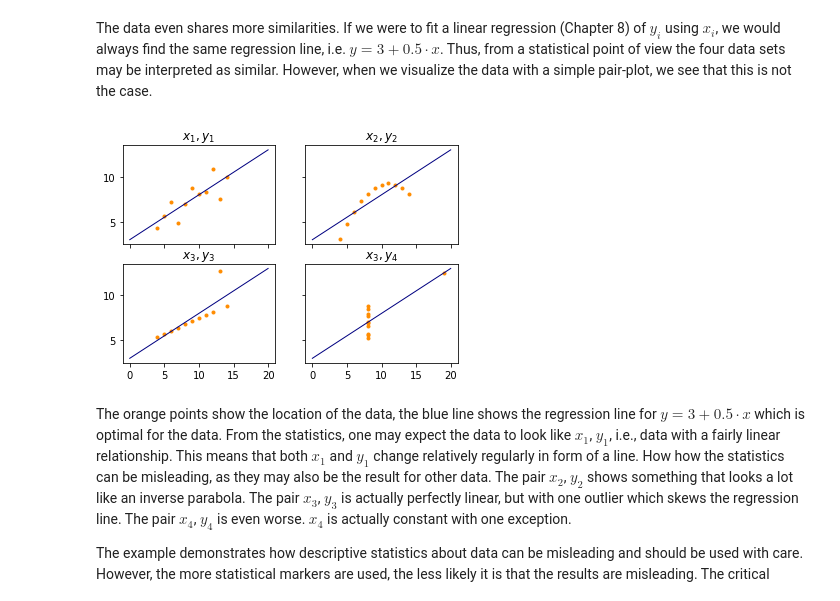
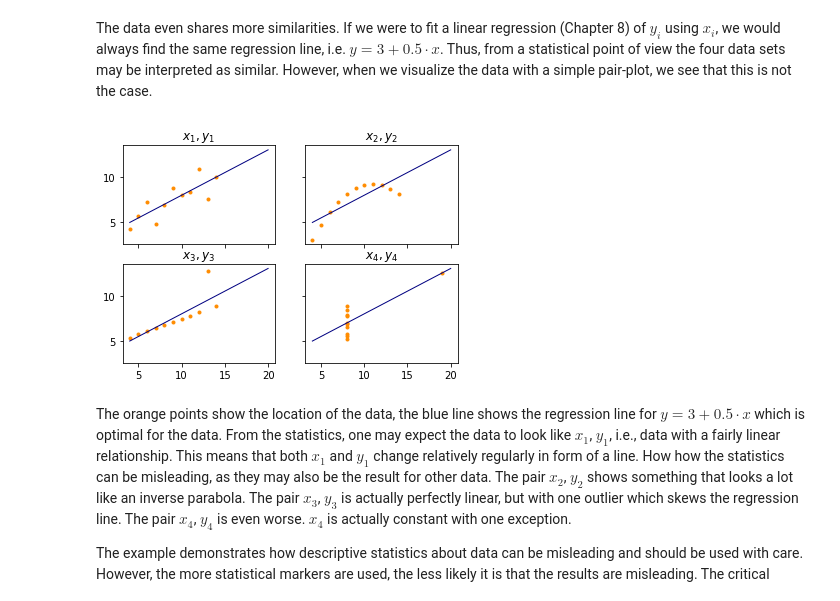
Before and after one commit to sherbold/intro-to-data-science, a Jupyter notebook: content/03_Data-Exploration.ipynb, the cells around one changed output. Cells and saved outputs as stored; diff of their text form; code cells hidden in the pictures.

```diff
--- a/content/03_Data-Exploration.ipynb
+++ b/content/03_Data-Exploration.ipynb
@@ -250,22 +250,25 @@ standard deviation of y1, ..., y4
 # %% [markdown]
 The data even shares more similarities. If we were to fit a linear regression (Chapter 8) of $y_i$ using $x_i$, we would always find the same regression line, i.e. $y=3+0.5\cdot x$. Thus, from a statistical point of view the four data sets may be interpreted as similar. However, when we visualize the data with a simple pair-plot, we see that this is not the case.
 # %%
+xfit = np.array([4, 20])
+yfit = 3+0.5*xfit
+
 f, axes = plt.subplots(2, 2, sharey=True, sharex=True)
 axes[0, 0].plot(x, y1, color='darkorange', marker='.', linestyle='none')
 axes[0, 0].plot(xfit, yfit, color='navy', lw=1)
 axes[0, 0].set_title('$x_1, y_1$')
 axes[0, 1].plot(x, y2, color='darkorange', marker='.', linestyle='none')
 axes[0, 1].plot(xfit, yfit, color='navy', lw=1)
 axes[0, 1].set_title('$x_2, y_2$')
 axes[1, 0].plot(x, y3, color='darkorange', marker='.', linestyle='none')
 axes[1, 0].plot(xfit, yfit, color='navy', lw=1)
 axes[1, 0].set_title('$x_3, y_3$')
 axes[1, 1].plot(x4, y4, color='darkorange', marker='.', linestyle='none')
 axes[1, 1].plot(xfit, yfit, color='navy', lw=1)
 axes[1, 1].set_title('$x_4, y_4$')
 plt.show()
 # %% [output]
-[figure, old version]
+[figure, new version]
 # %% [markdown]
 The orange points show the location of the data, the blue line shows the regression line for $y=3+0.5\cdot x$ which is optimal for the data. From the statistics, one may expect the data to look like $x_1$, $y_1$, i.e., data with a fairly linear relationship. This means that both $x_1$ and $y_1$ change relatively regularly in form of a line. How how the statistics can be misleading, as they may also be the result for other data. The pair $x_2$, $y_2$ shows something that looks a lot like an inverse parabola. The pair $x_3$, $y_3$ is actually perfectly linear, but with one outlier which skews the regression line. The pair $x_4$, $y_4$ is even worse. $x_4$ is actually constant with one exception.
 
```
Also changed, not shown: parts of 6 cells of this notebook, 5 other files.
